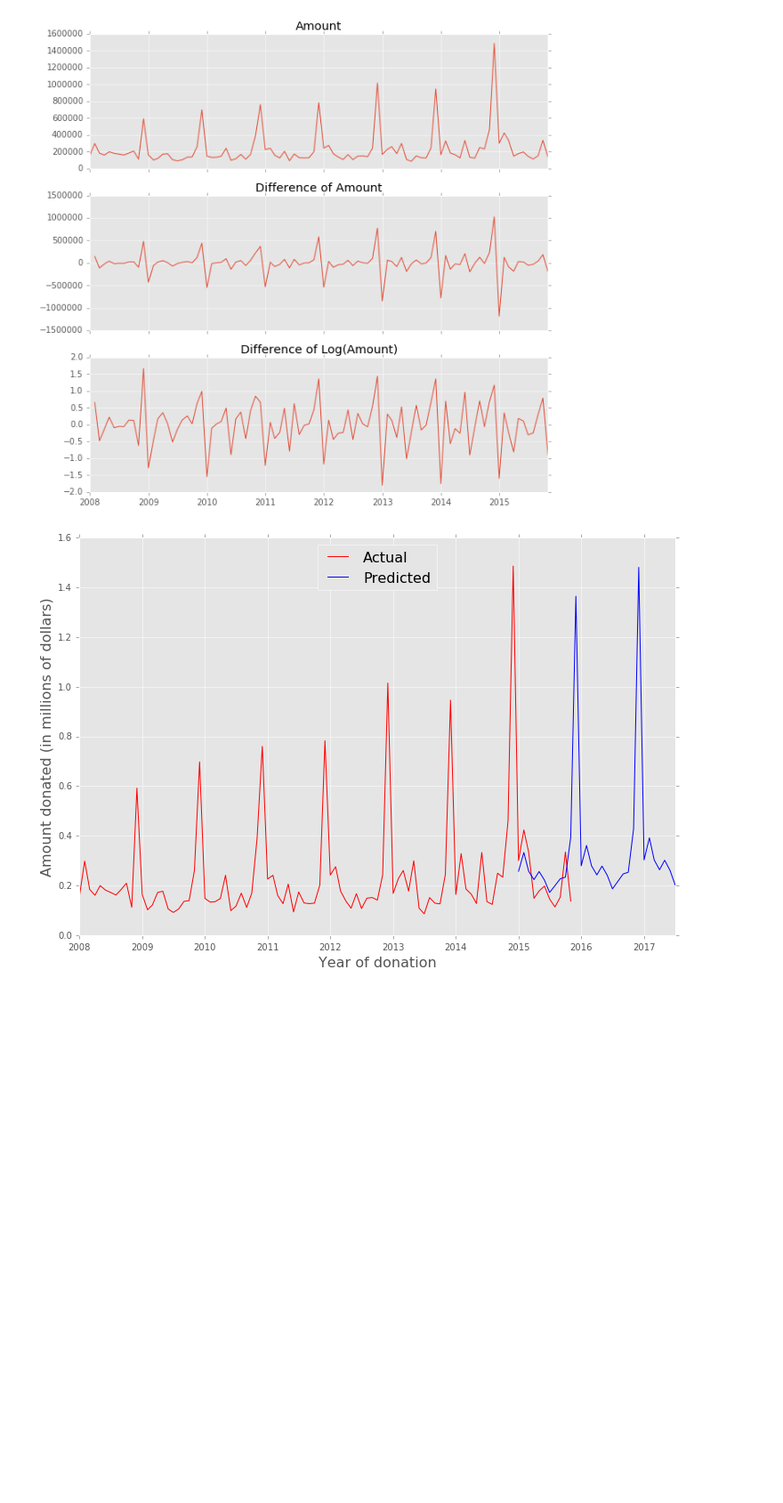
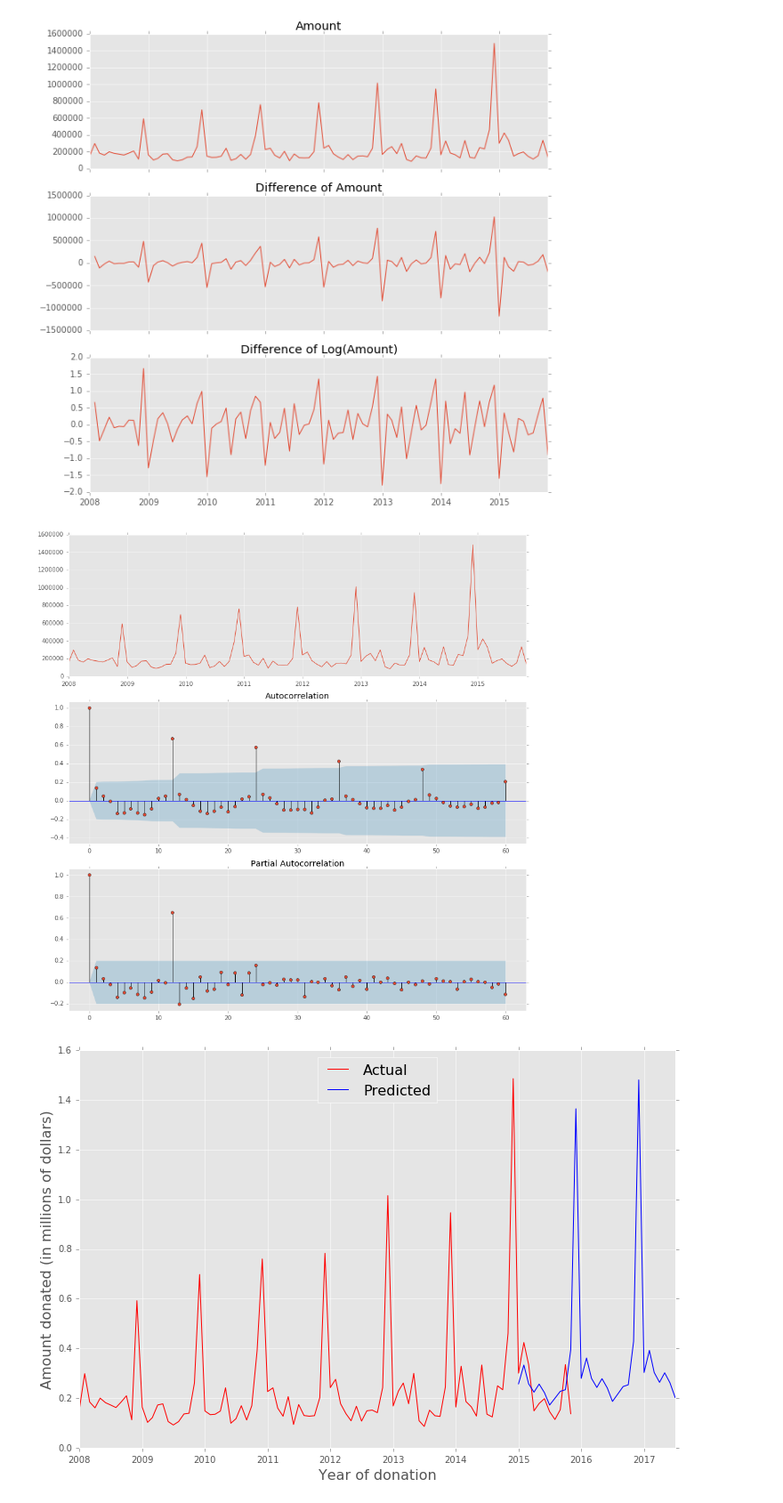
Before and after one commit to sharathmalladi/SEF, a Jupyter notebook: notebooks/61_TimeSeriesForChannel.ipynb, the cells around one changed output. Shown at 89% size. Drawn from its saved outputs; the diff is of its cells as text; code cells hidden in the pictures; blank space fills up the shorter version.

```diff
--- a/notebooks/61_TimeSeriesForChannel.ipynb
+++ b/notebooks/61_TimeSeriesForChannel.ipynb
@@ -214,6 +210,19 @@ ax3.set_title('Difference of Log(Amount)')
 plt.savefig('viz/TimeSeriesAnalysis.png')
 # %% [output]
 [figure]
+# %%
+fig = plt.figure(figsize=(12,12))
+ax1 = fig.add_subplot(311)
+ax1.plot(ts)
+ax2 = fig.add_subplot(312)
+fig = sm.graphics.tsa.plot_acf(ts, lags=60, ax=ax2)
+ax3 = fig.add_subplot(313)
+fig = sm.graphics.tsa.plot_pacf(ts, lags=60, ax=ax3)
+
+plt.tight_layout()
+plt.savefig('viz/ts_acf_pacf.png')
+# %% [output]
+[figure, added]
 # %%
 ts_predict = new_ts.append(new_model.predict(start=len(new_log_ts), end=len(new_log_ts)+30).apply(np.exp))
 ts_predict_1 = ts_predict/1000000
```
Also changed, not shown: parts of 3 cells of this notebook, 31 other files.
